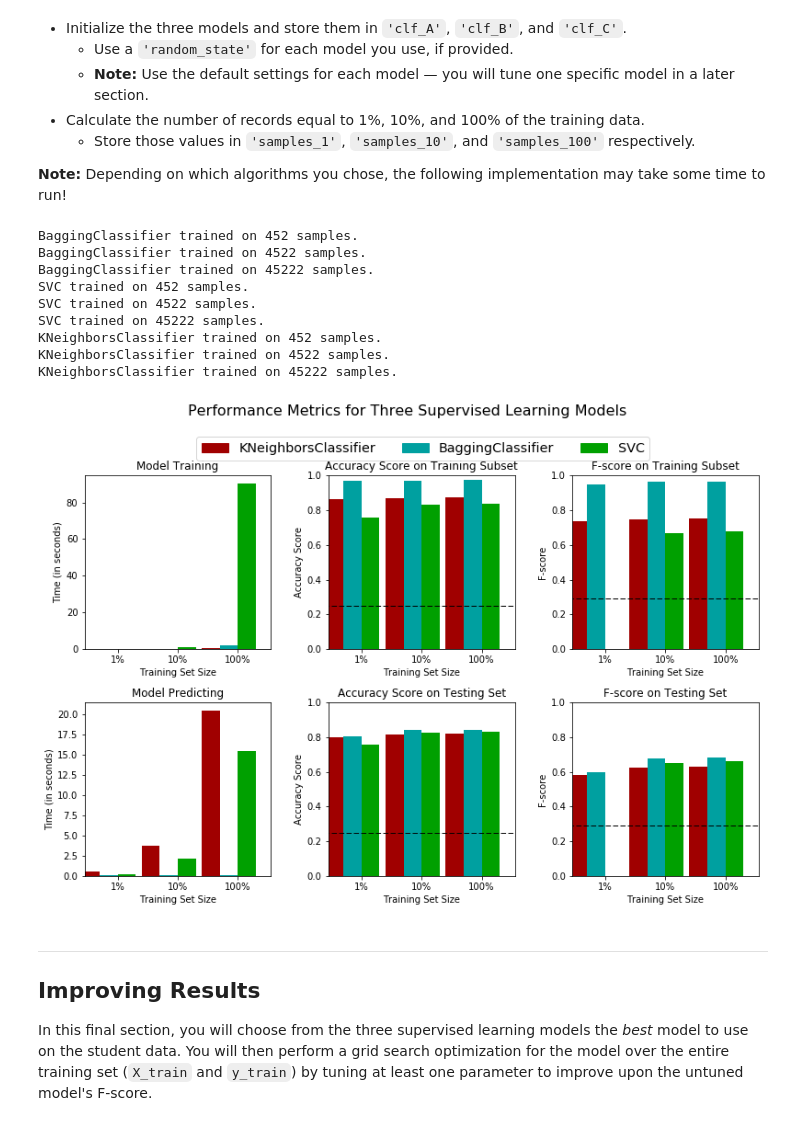
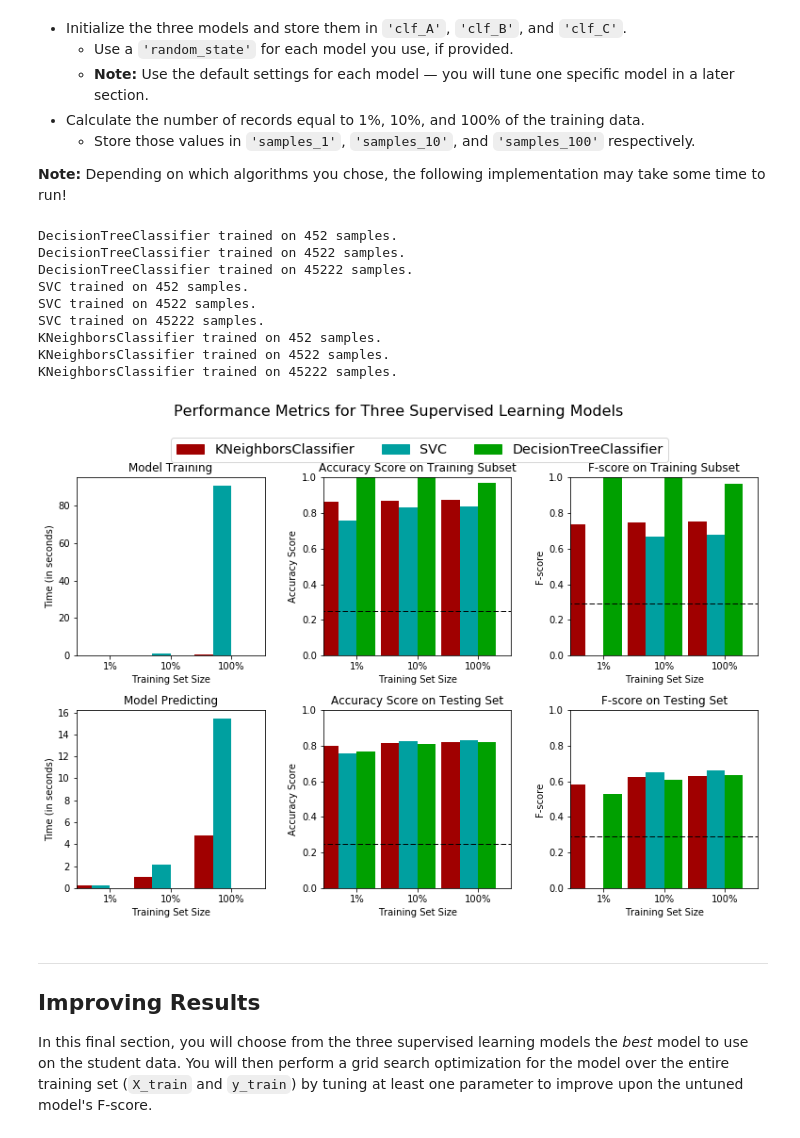
Before and after one commit to RolandXu/machine-learning, a Jupyter notebook: projects/finding_donors/finding_donors_answer.ipynb, the cells around one changed output. Drawn from its saved outputs; the diff is of its cells as text; code cells hidden in the pictures.

```diff
--- a/projects/finding_donors/finding_donors_answer.ipynb
+++ b/projects/finding_donors/finding_donors_answer.ipynb
@@ -368,39 +368,39 @@ from sklearn import tree
 from sklearn.svm import SVC
 from sklearn.neighbors import KNeighborsClassifier
 from sklearn.ensemble import BaggingClassifier
 from sklearn.ensemble import RandomForestClassifier
 # TODO: Initialize the three models
-clf_A = BaggingClassifier(tree.DecisionTreeClassifier())
+clf_A = tree.DecisionTreeClassifier()
 clf_B = SVC(random_state=1)
-clf_C = KNeighborsClassifier()
+clf_C = KNeighborsClassifier(n_jobs=-1)
 
 # TODO: Calculate the number of samples for 1%, 10%, and 100% of the training data
 samples_1 = len(income) * 0.01
 samples_10 = len(income) * 0.1
 samples_100 = len(income)
 
 # Collect results on the learners
 results = {}
 for clf in [clf_A, clf_B, clf_C]:
     clf_name = clf.__class__.__name__
     results[clf_name] = {}
     for i, samples in enumerate([samples_1, samples_10, samples_100]):
         results[clf_name][i] = \
         train_predict(clf, int(samples), X_train, y_train, X_test, y_test)
 
 # Run metrics visualization for the three supervised learning models chosen
 vs.evaluate(results, accuracy, fscore)
 # %% [output]
-BaggingClassifier trained on 452 samples.
-BaggingClassifier trained on 4522 samples.
-BaggingClassifier trained on 45222 samples.
+DecisionTreeClassifier trained on 452 samples.
+DecisionTreeClassifier trained on 4522 samples.
+DecisionTreeClassifier trained on 45222 samples.
 SVC trained on 452 samples.
 SVC trained on 4522 samples.
 SVC trained on 45222 samples.
 KNeighborsClassifier trained on 452 samples.
 KNeighborsClassifier trained on 4522 samples.
 KNeighborsClassifier trained on 45222 samples.
-[figure, old version]
+[figure, new version]
 # %% [markdown]
 ----
 ## Improving Results
```
Also changed, not shown: parts of 1 cell of this notebook.
